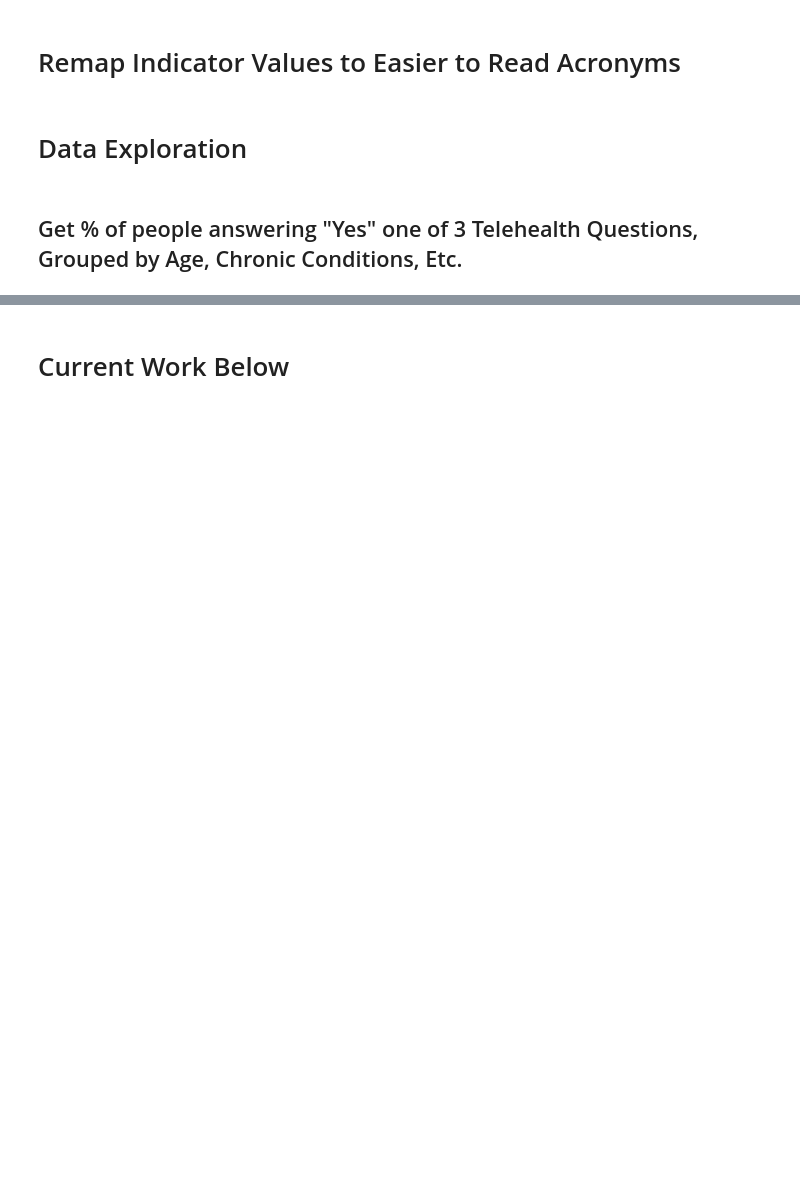
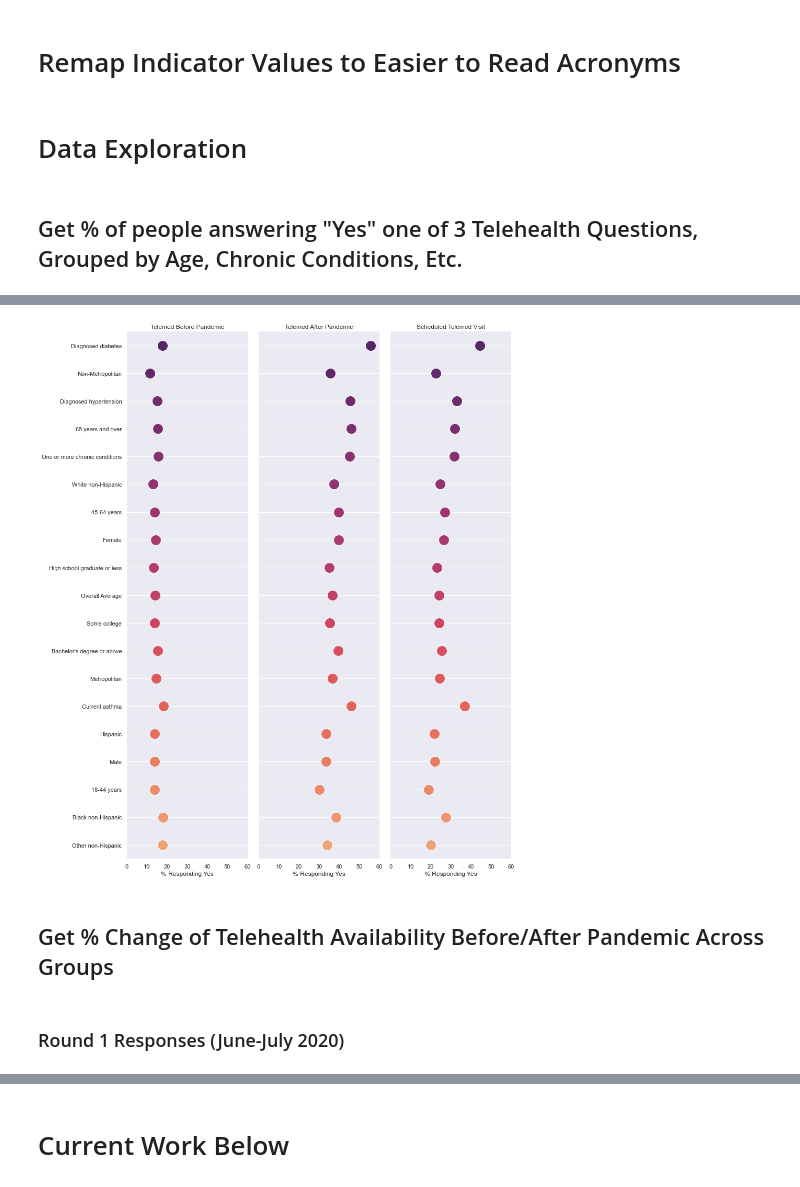
Before and after one commit to will-hou/Titans-Rice-Datathon-2021, a Jupyter notebook: telemed_survey.ipynb, the cells around one changed output, grey strips where cells are left out. Saved outputs shown, nothing was run; the diff lists cells and outputs as text; code cells hidden in the pictures; blank space fills up the shorter version.

Commit message:
Graphs breaking down telehealth avail. by group

```diff
--- a/telemed_survey.ipynb
+++ b/telemed_survey.ipynb
@@ -50,0 +30,5 @@ all_yes.loc[1]
+# %%
+# Pivot so columns are % telehealth before, % scheduled telehealth, % telehealth after pandemic
+indicator_by_sgroup = pd.pivot(all_yes.loc[1].reset_index(), index='Subgroup', columns='Indicator', values='Percent')
+# Add a column calculating % diff between telehealth now and telehealth before pandemic
+indicator_by_sgroup['tm_ptm_diff'] = (indicator_by_sgroup['TM'] - indicator_by_sgroup['PTM']) / indicator_by_sgroup['PTM']
@@ -50,0 +56,37 @@ all_yes.loc[1]
+# %%
+# Reorder columns
+indicator_by_sgroup = indicator_by_sgroup.reindex(columns=['PTM', 'TM', "STM", 'tm_ptm_diff'])
+# Rename the 'Total' subgroup to be more clear
+indicator_by_sgroup.rename(index={'Total': "Overall Average"}, inplace=True)
+
+# Make the PairGrid
+g = sns.PairGrid(indicator_by_sgroup.sort_values('tm_ptm_diff', ascending=False).reset_index(),
+                 x_vars=indicator_by_sgroup.columns[:-1], y_vars='Subgroup', height=15, aspect=.25)
+
+# Draw a dot plot using the stripplot function
+g.map(sns.stripplot, size=20, orient="h", jitter=False, palette="flare_r", linewidth=1, edgecolor="w")
+
+# Use the same x axis limits on all columns and add better labels
+g.set(xlim=(0, 60), xlabel="% Responding Yes", ylabel="")
+
+# Use semantically meaningful titles for the columns
+titles = ["Telemed Before Pandemic", "Telemed After Pandemic", "Scheduled Telemed Visit"]
+
+for ax, title in zip(g.axes.flat, titles):
+
+    # Set a different title for each axes
+    ax.set(title=title)
+
+    # Make the grid horizontal instead of vertical
+    ax.xaxis.grid(False)
+    ax.yaxis.grid(True)
+
+sns.despine(left=True, bottom=True)
+
+g.savefig('yes_by_indicator.png')
+# %% [output]
+[figure, added]
+# %% [markdown]
+## Get % Change of Telehealth Availability Before/After Pandemic Across Groups
+# %% [markdown]
+### Round 1 Responses (June-July 2020)
```
Also changed, not shown: parts of 18 cells of this notebook.
